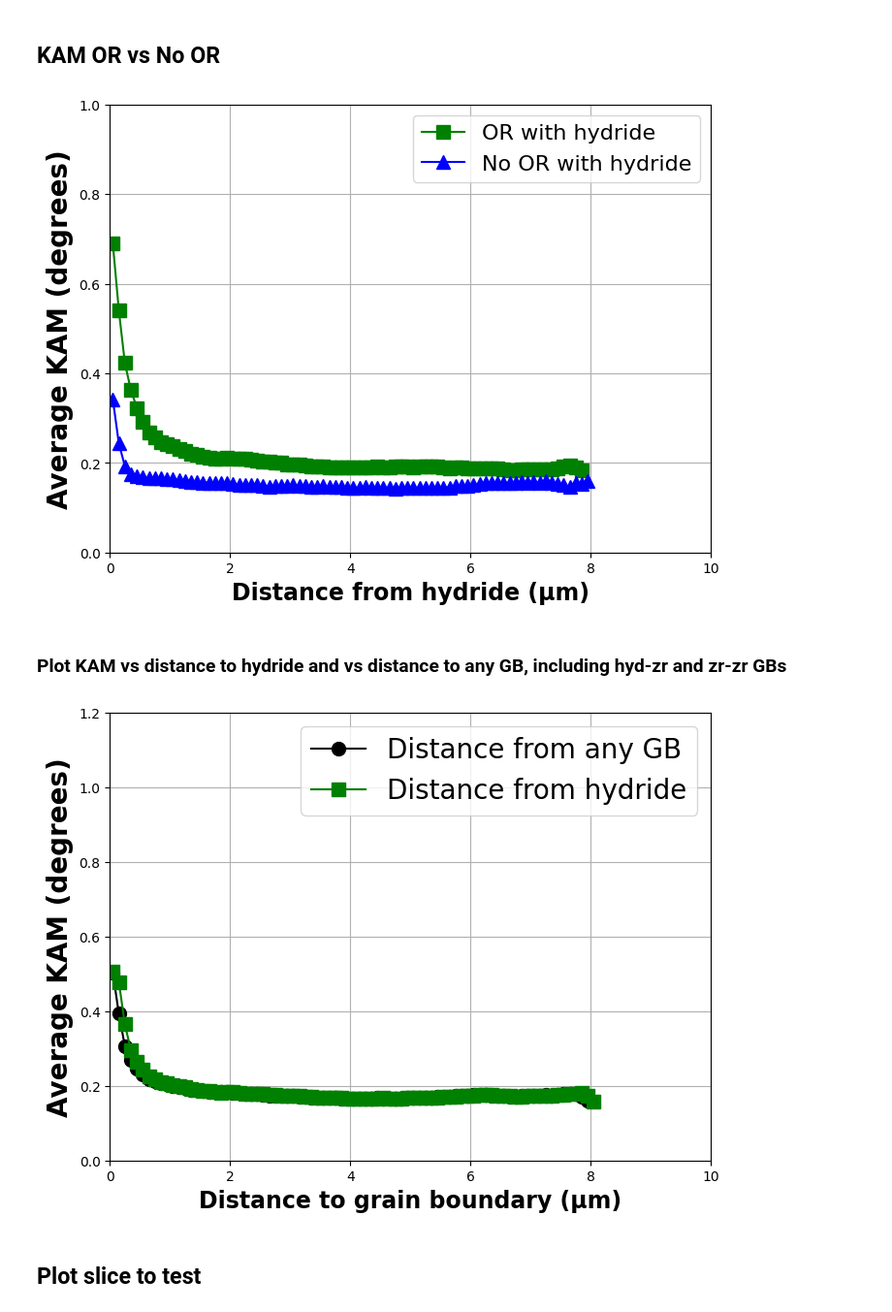
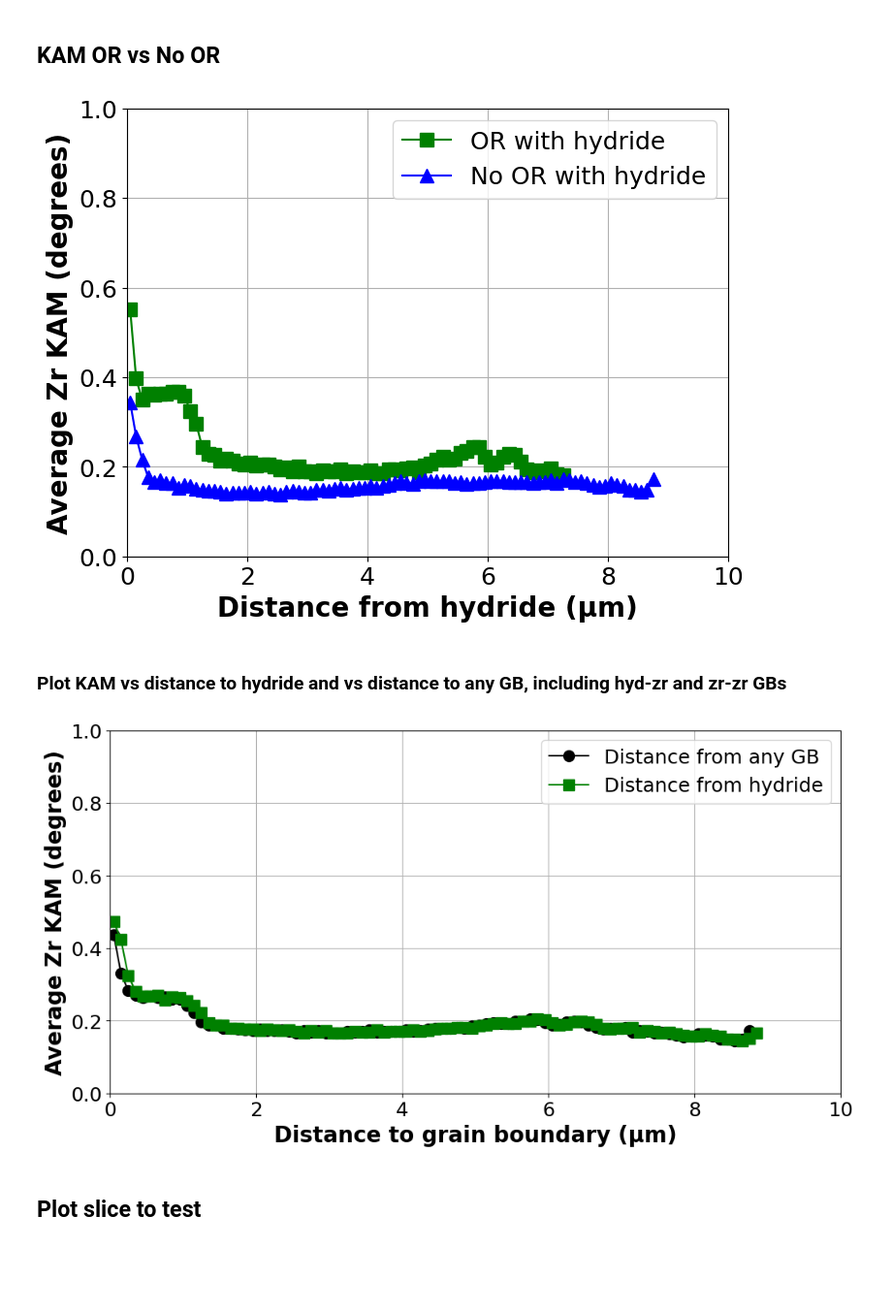
Before and after one commit to zr-midas/3D_characterisation_Zircaloy4, a Jupyter notebook: 3D_charaterisation/KAM_analysis/KAM_vs_distanceGB_hyd.ipynb, the cells around one changed output. Shown at 97% size. Drawn from its saved outputs; the diff is of its cells as text; code cells hidden in the pictures; blank space fills up the shorter version.

```diff
--- a/3D_charaterisation/KAM_analysis/KAM_vs_distanceGB_hyd.ipynb
+++ b/3D_charaterisation/KAM_analysis/KAM_vs_distanceGB_hyd.ipynb
@@ -12,7 +12,9 @@ from matplotlib.lines import Line2D
 # %%
 small_microstructure = False
 larger_microstructure = False
-section = True
+section = False
+slice_24 = True
+slice_50 = False
 
 if small_microstructure:
     file_path = 'E:/Users/lagon/The University of Manchester Dropbox/Laura Gonzalez/Zr-hydrides/Lunty polish/Lunty avec tickle/Laura analysis Part 1/3D microstructure analysis'
@@ -34,7 +36,22 @@ if larger_microstructure:
 
 if section:
     file_path = 'E:/Users/lagon/The University of Manchester Dropbox/Laura Gonzalez/Zr-hydrides/Lunty polish/Lunty avec tickle/Laura analysis Part 1/3D microstructure analysis'
-    file_name = file_path + "/4.5-Recrystallised_rotated_aligned_cleaned_KAM_boundarycells_cropped.dream3d"
+    #file_name = file_path + "/4.5-Recrystallised_rotated_aligned_cleaned_KAM_boundarycells_block.dream3d"
+    file_name = file_path + "/4.5-Recrystallised_rotated_aligned_cleaned_KAM_boundarycells_cropped_.dream3d"
+    KAM_path = "/DataContainers/ImageDataContainer/CellData/KAM"
+    boundary_cells = "/DataContainers/ImageDataContainer/CellData/BoundaryCells"
+    hydphase, Zrphase = 1, 2
+
+if slice_24:
+    file_path = 'E:/Users/lagon/The University of Manchester Dropbox/Laura Gonzalez/Zr-hydrides/Lunty polish/Lunty avec tickle/Laura analysis Part 1/3D microstructure analysis'
+    file_name = file_path + "/4.5-Recrystallised_rotated_aligned_cleaned_KAM_boundarycells_block_slice24.dream3d"
+    KAM_path = "/DataContainers/ImageDataContainer/CellData/KAM"
+    boundary_cells = "/DataContainers/ImageDataContainer/CellData/BoundaryCells"
+    hydphase, Zrphase = 1, 2
+
+if slice_50:
+    file_path = 'E:/Users/lagon/The University of Manchester Dropbox/Laura Gonzalez/Zr-hydrides/Lunty polish/Lunty avec tickle/Laura analysis Part 1/3D microstructure analysis'
+    file_name = file_path + "/4.5-Recrystallised_rotated_aligned_cleaned_KAM_boundarycells_block_slice50.dream3d"
     KAM_path = "/DataContainers/ImageDataContainer/CellData/KAM"
     boundary_cells = "/DataContainers/ImageDataContainer/CellData/BoundaryCells"
     hydphase, Zrphase = 1, 2
@@ -183,21 +212,19 @@ plt.show()
 # %% [markdown]
 ## KAM OR vs No OR
 # %%
-if section:
+if section or slice_24 or slice_50:
 
     grainIDs_3d = np.squeeze(grainIDs)
 
-    # Masks for the two grains
     zr_g12_mask = zr_mask & (grainIDs_3d == 12)
     zr_g510_mask = zr_mask & (grainIDs_3d == 510)
 
-    # GB voxels of the Zr phase
+    kam_zr_12 = kam[zr_g12_mask]
+    kam_zr_510 = kam[zr_g510_mask]
+
+    # GB voxels of the Zr phase, grain 12 (OR) and grain 510 (NoOR)
     gb_in_zr_12 = gb_all & zr_g12_mask
     gb_in_zr_510 = gb_all & zr_g510_mask
-
-
-    # Define "touching hydride" using a 3x3x3 neighborhood
-    hyd_touch = binary_dilation(hyd_mask, structure=np.ones((3, 3, 3), dtype=bool))
 
     # GB voxels touching hydride
     gb_zr_hyd_12 = gb_in_zr_12 & hyd_touch
@@ -216,25 +243,24 @@ if section:
     max_dist = 30.0
     bins = np.arange(0.0, max_dist + bin_width, bin_width)
 
-    # Grain 12 - OR with hyd
     bin_centers_hydgb_12, bin_means_hydgb_12 = binned_mean(dist_gb_hyd_12, kam_zr_12, bins)
-    bin_centers_12, bin_means_12 = binned_mean(dist_to_gb_far_12, kam_zr_far_12, bins)
+    bin_centers_hydgb_510, bin_means_hydgb_510 = binned_mean(dist_gb_hyd_510, kam_zr_510, bins)
 
-    # Grain 510 - No OR with hyd
-    bin_centers_hydgb_510, bin_means_hydgb_510 = binned_mean(dist_gb_hyd_510, kam_zr_510, bins)
-    bin_centers_510, bin_means_510 = binned_mean(dist_to_gb_far_510, kam_zr_far_510, bins)
+    # Remove NaN values
+    valid_12 = ~np.isnan(bin_means_hydgb_12)
+    valid_510 = ~np.isnan(bin_means_hydgb_510)
 
 
-    plt.figure(figsize=(8, 6))
-    plt.xlabel("Distance from hydride (µm)", fontsize=17, fontweight='bold')
+    plt.figure(figsize=(8,6))
+    plt.xlabel("Distance from hydride (µm)", fontsize=20, fontweight='bold')
 
-    plt.plot(bin_centers_hydgb_12, bin_means_hydgb_12, marker='s', markersize=10, color='green', label='OR with hydride')
-    plt.plot(bin_centers_hydgb_510, bin_means_hydgb_510, marker='^',markersize=10, color='blue', label='No OR with hydride')
+    plt.plot(bin_centers_hydgb_12[valid_12], bin_means_hydgb_12[valid_12], marker='s', markersize=10, color='green',label='OR with hydride')
+    plt.plot(bin_centers_hydgb_510[valid_510], bin_means_hydgb_510[valid_510], marker='^',markersize=10, color='blue', label='No OR with hydride')
 
-    plt.legend(fontsize=16)
+    plt.legend(fontsize=18)
 
-
-    plt.ylabel("Average KAM (degrees)", fontsize=20, fontweight='bold')
+    plt.ylabel("Average Zr KAM (degrees)", fontsize=20, fontweight='bold')
+    plt.tick_params(axis='both', which='major', labelsize=18)
 
     plt.xlim([0, 10])
     plt.ylim([0, 1])
@@ -242,37 +268,41 @@ if section:
 
     plt.show()
 # %% [output]
-[figure, old version]
+[figure, new version]
 # %% [markdown]
 ### Plot KAM vs distance to hydride and vs distance to any GB, including hyd-zr and zr-zr GBs
 # %%
 
 dist_to_hyd = distance_transform_edt(~hyd_mask, sampling=voxel_spacing)[zr_mask]
 dist_gb = distance_transform_edt(~gb_all, sampling=voxel_spacing)[zr_mask]
 
 kam_zr = kam[zr_mask]
 
 ## Set bins for plotting
 bin_width = 0.1
 max_dist = 30.0
 bins = np.arange(0.0, max_dist + bin_width, bin_width)
 bin_centers, bin_means = binned_mean(dist_gb, kam_zr, bins)
 bin_centers_tohyd, bin_means_tohyd = binned_mean(dist_to_hyd, kam_zr, bins)
 
 ## Graphs
 
-plt.figure(figsize=(8, 6))
+plt.figure(figsize=(12, 6))
 plt.plot(bin_centers, bin_means, marker='o', color='black', markersize=10, label='Distance from any GB')
 plt.plot(bin_centers_tohyd, bin_means_tohyd, marker='s', color='green', markersize=10, label='Distance from hydride')
-plt.xlabel("Distance to grain boundary (µm)", fontsize=17, fontweight='bold')
-plt.ylabel("Average KAM (degrees)", fontsize=20, fontweight='bold')
+plt.xlabel("Distance to grain boundary (µm)", fontsize=20, fontweight='bold')
+plt.legend(fontsize=18)
+
+plt.ylabel("Average Zr KAM (degrees)", fontsize=20, fontweight='bold')
+plt.tick_params(axis='both', which='major', labelsize=18)
+
 plt.xlim([0, 10])
-plt.ylim([0, 1.2])
+plt.ylim([0, 1])
 plt.grid(True)
-plt.legend(fontsize=20)
+
 plt.show()
 # %% [output]
-[figure, old version]
+[figure, new version]
 # %% [markdown]
 ## Plot slice to test
 # %%
```
Also changed, not shown: parts of 1 cell of this notebook.
